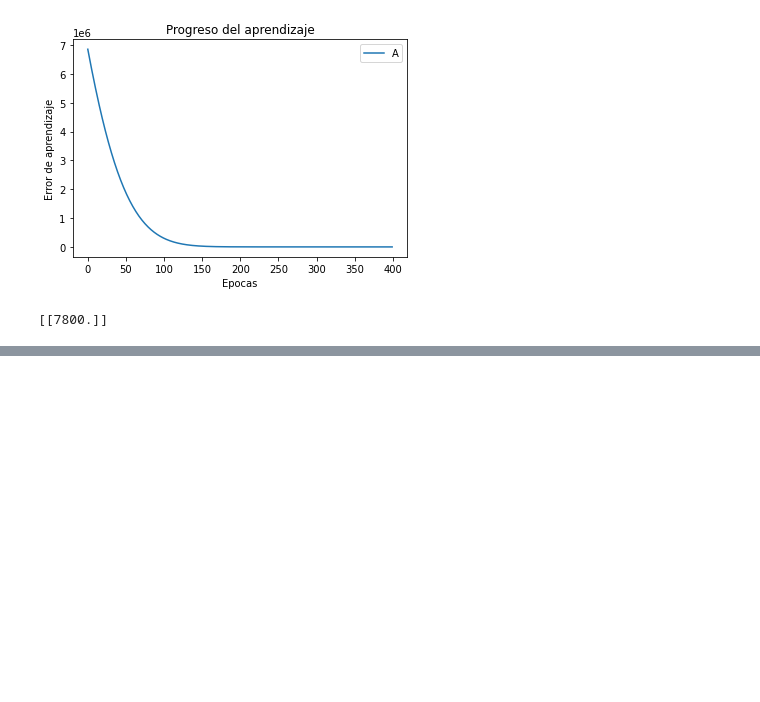
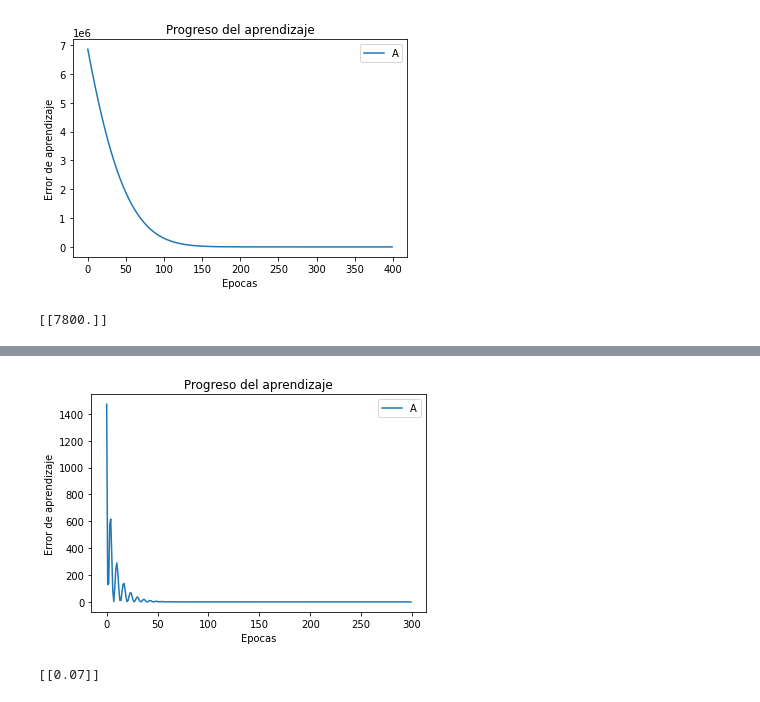
Before and after one commit to USIS007920/Programacion-lll, a Jupyter notebook: Untitled6.ipynb, the cells around one changed output, grey strips where cells are left out. Drawn from its saved outputs; the diff is of its cells as text; code cells hidden in the pictures; blank space fills up the shorter version.

```diff
--- a/Untitled6.ipynb
+++ b/Untitled6.ipynb
@@ -87,0 +102,24 @@ print(f)
+# %%
+megabit = Almacenamiento2["megabit"]
+gigabit= Almacenamiento2["gigabit"]
+# %%
+modelo = tf.keras.Sequential()
+modelo.add(tf.keras.layers.Dense(units=1, input_shape=[1]))
+# %%
+modelo.compile(optimizer=tf.keras.optimizers.Adam(1),loss='mean_squared_error')
+# %%
+epocas = modelo.fit(megabit, gigabit, epochs=600, verbose=0)
+# %%
+plt.plot(epocas.history["loss"])
+plt.title("Progreso del aprendizaje")
+plt.xlabel("Epocas")
+plt.ylabel("Error de aprendizaje")
+plt.legend("Aprendizaje")
+plt.show()
+# %% [output]
+[figure, added]
+# %%
+f = modelo.predict([70])
+print(f)
+# %% [output]
+[[0.07]]
```
Also changed, not shown: parts of 17 cells of this notebook.
